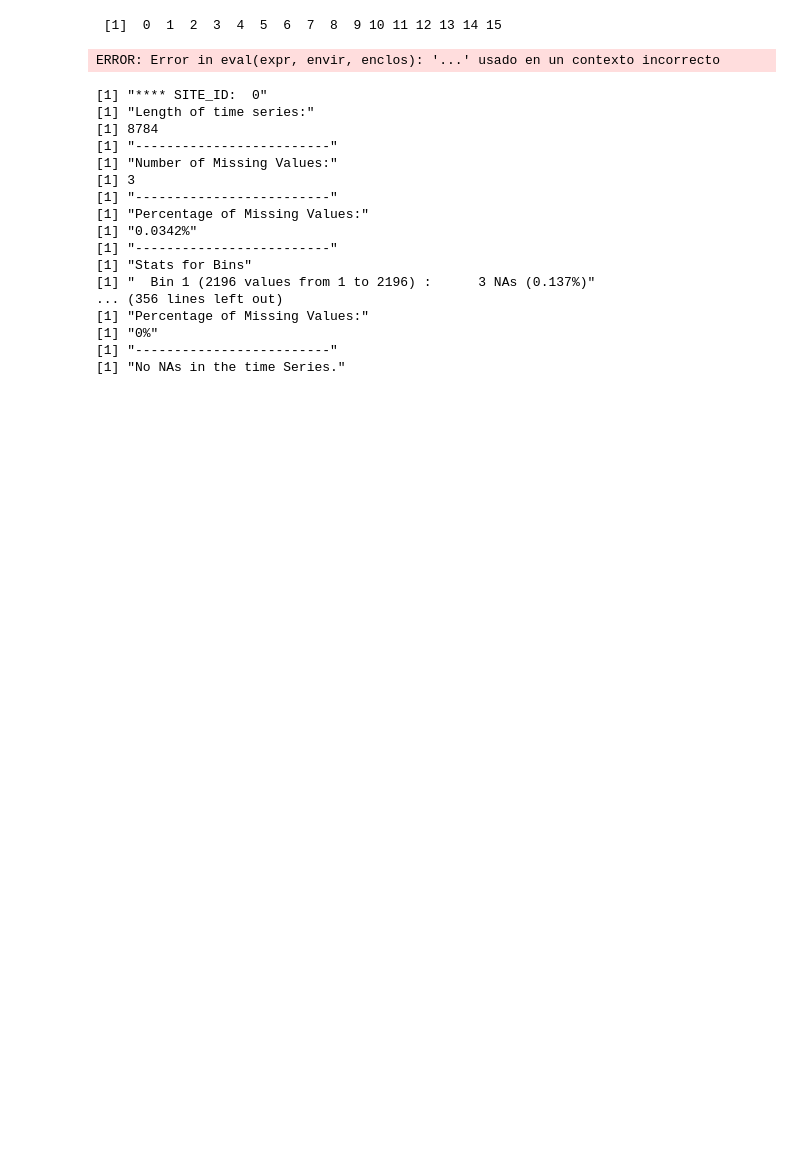
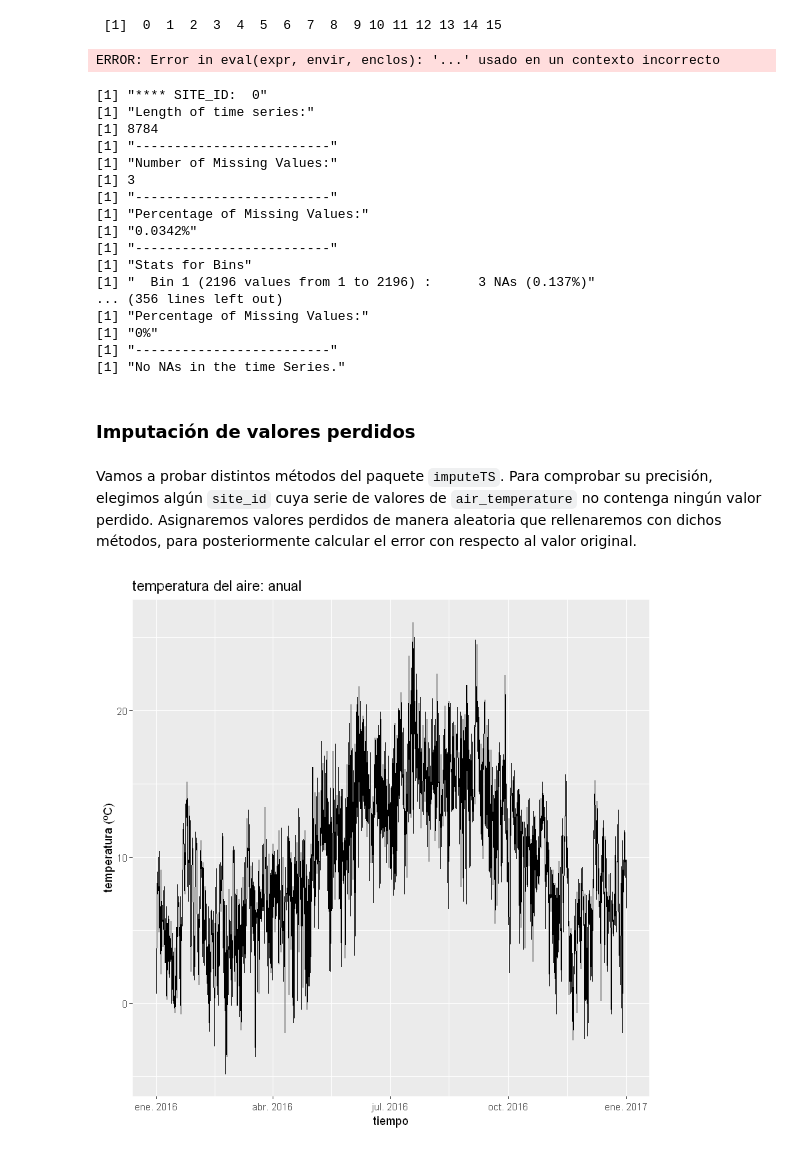
Before and after one commit to ovaisnazir/Master-Thesis, a Jupyter notebook: notebooks/TSMissingValues.ipynb, the cells around one changed output. Cells and saved outputs as stored; diff of their text form; code cells hidden in the pictures; blank space fills up the shorter version.

Commit message:
imputeTS tests

```diff
--- a/notebooks/TSMissingValues.ipynb
+++ b/notebooks/TSMissingValues.ipynb
@@ -98,3 +100,20 @@ for (serie in airTempList){
 [1] "0%"
 [1] "-------------------------"
 [1] "No NAs in the time Series."
+# %% [markdown]
+### Imputación de valores perdidos
+# %% [markdown]
+Vamos a probar distintos métodos del paquete `imputeTS`. Para comprobar su precisión, elegimos algún `site_id` cuya serie de valores de `air_temperature` no contenga ningún valor perdido. Asignaremos valores perdidos de manera aleatoria que rellenaremos con dichos métodos, para posteriormente calcular el error con respecto al valor original.
+# %%
+# El site_id 4 no tiene valores perdidos. Usaremos esta serie temporal para nuestras pruebas.
+
+airTemp_site12 <- airTempList[[13]]
+airTemp_site12_month1 <- airTemp_site12["2016-01-01/2016-01-31"]
+airTemp_site12_month1_day8 <- airTemp_site12_month1["2016-01-08 00:00:00/2016-01-08 23:59:59"]
+# %%
+autoplot(airTemp_site12) +
+  ggtitle("temperatura del aire: anual") +
+  xlab("tiempo") +
+  ylab("temperatura (ºC)")
+# %% [output]
+[figure, added]
```
Also changed, not shown: parts of 22 cells of this notebook.
